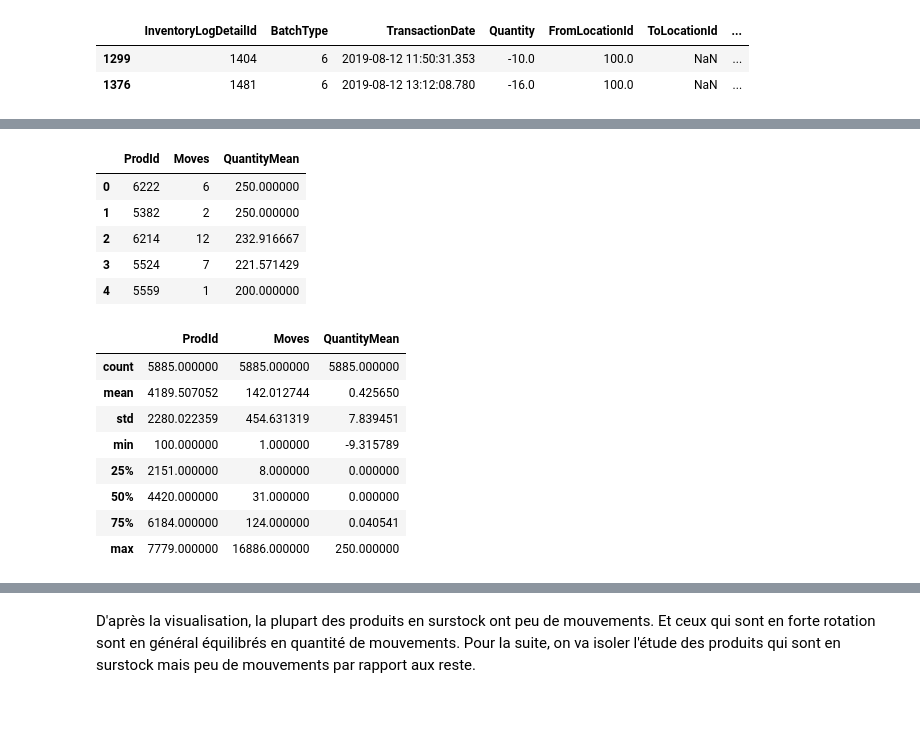
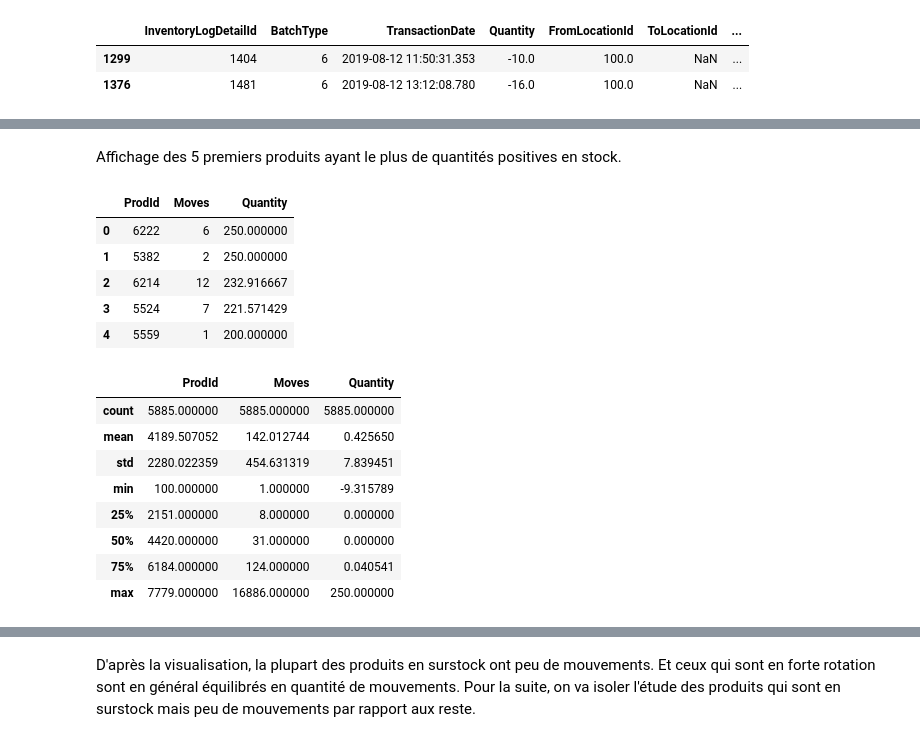
Before and after one commit to Fenokely/projetia_iasm1, a Jupyter notebook: data_process/data_process.ipynb, the cells around one changed output, grey strips where cells are left out. Cells and saved outputs as stored; diff of their text form; code cells hidden in the pictures; blank space fills up the shorter version.

```diff
--- a/data_process/data_process.ipynb
+++ b/data_process/data_process.ipynb
@@ -154,0 +156,3 @@ item_map.head()
+# %%
+df.drop(columns = ['InventoryLogDetailId', 'FromLocationId', 'ToLocationId', 'FromQuantityBefore', 'FromQuantityAfter', 'ToQuantityBefore', 'ToQuantityAfter'], inplace=True)
+df.head()
@@ -160,8 +256,10 @@ s_1 = df.copy()
 
 s_1 = s_1[['ProdId', 'Quantity']].groupby('ProdId').agg(
     Moves=('ProdId', 'count'),
-    QuantityMean=('Quantity', 'mean')
+    Quantity=('Quantity', 'mean')
 ).reset_index()
+
+#s_1 = s_1[['ProdId', 'Quantity']].groupby('ProdId').sum().reset_index()
 # %%
 s_1.head()
 # %% [output]
@@ -178,9 +284,10 @@ s_1.duplicated().sum()
+# %% [markdown]
+Affichage des 5 premiers produits ayant le plus de quantités positives en stock.
 # %%
-
-s_1.sort_values(by='QuantityMean', ascending=False, inplace=True, ignore_index=True)
+s_1.sort_values(by='Quantity', ascending=False, inplace=True, ignore_index=True)
 s_1.head()
 # %% [output]
-|  | ProdId | Moves | QuantityMean |
+|  | ProdId | Moves | Quantity |
 | 0 | 6222 | 6 | 250.000000 |
 | 1 | 5382 | 2 | 250.000000 |
 | 2 | 6214 | 12 | 232.916667 |
@@ -189,7 +296,7 @@ s_1.head()
 # %%
 s_1.describe()
 # %% [output]
-|  | ProdId | Moves | QuantityMean |
+|  | ProdId | Moves | Quantity |
 | count | 5885.000000 | 5885.000000 | 5885.000000 |
 | mean | 4189.507052 | 142.012744 | 0.425650 |
 | std | 2280.022359 | 454.631319 | 7.839451 |
```
Also changed, not shown: parts of 49 cells of this notebook, 5 other files.
